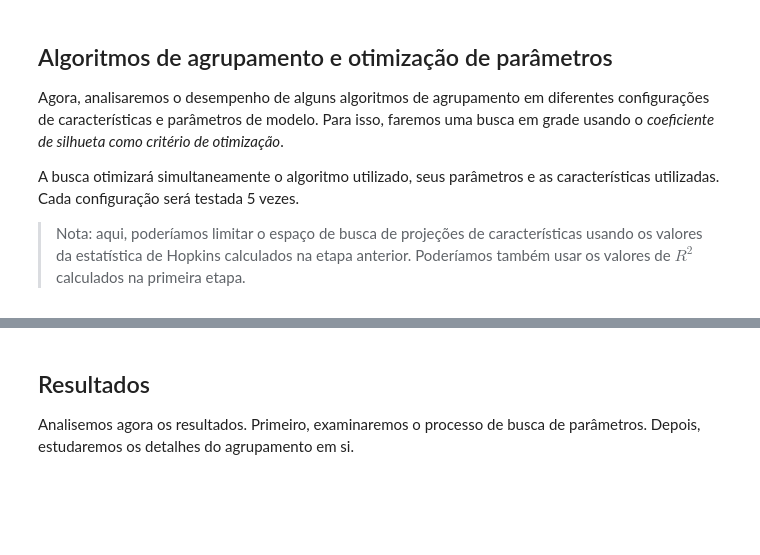
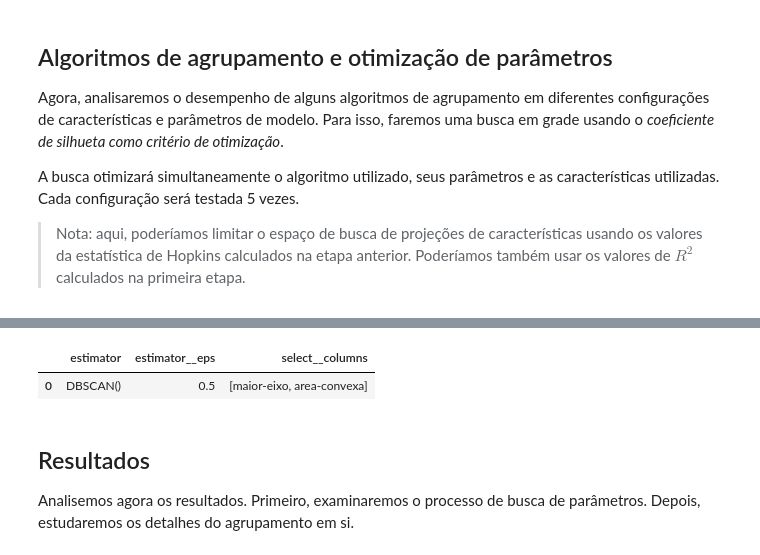
Before and after one commit to usr-bin32/data-mining-assignments, a Jupyter notebook: p4/notebook.ipynb, the cells around one changed output, grey strips where cells are left out. Saved outputs shown, nothing was run; the diff lists cells and outputs as text; code cells hidden in the pictures; blank space fills up the shorter version.

```diff
--- a/p4/notebook.ipynb
+++ b/p4/notebook.ipynb
@@ -207,3 +204,10 @@ search_results.head()
+# %%
+best_result = search_results["params"][search_results.index[0]].copy()
+best_result["select__columns"] = [best_result["select__columns"]]
+pd.DataFrame(best_result)
+# %% [output]
+|  | estimator | estimator__eps | select__columns |
+| 0 | DBSCAN() | 0.5 | [maior-eixo, area-convexa] |
 # %% [markdown]
 ## Resultados
 
```
Also changed, not shown: parts of 11 cells of this notebook, 2 other files.
